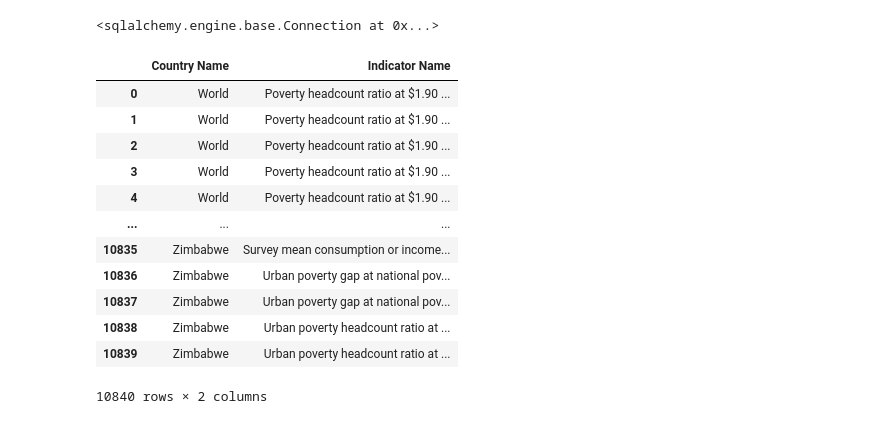
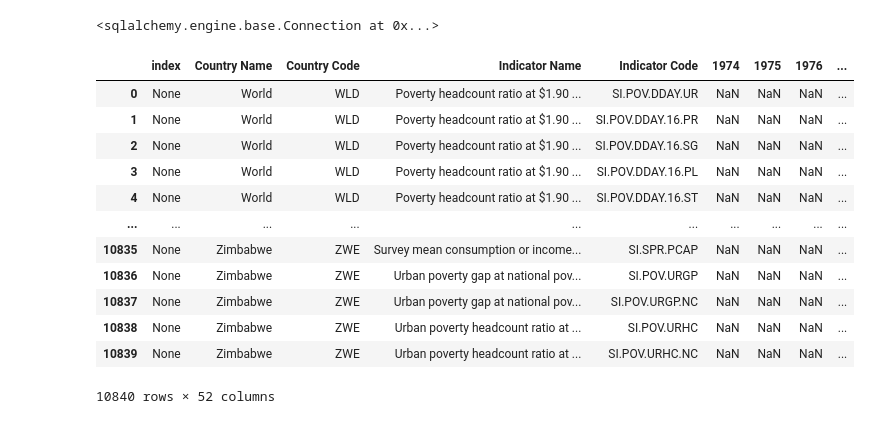
Before and after one commit to kibiraVictor/buildingpythoninteractivedashboards, a Jupyter notebook: app_sqlalchemy.ipynb, the cells around one changed output. Saved outputs shown, nothing was run; the diff lists cells and outputs as text; code cells hidden in the pictures.

```diff
--- a/app_sqlalchemy.ipynb
+++ b/app_sqlalchemy.ipynb
@@ -21,19 +14,24 @@ t = text('''
+# %%
+t = t = text('''
+    SELECT * FROM poverty_data
+
+''')
 # %%
 with engine.connect() as connection:
-    result = pd.read_sql(t, con=engine)
+    df = pd.read_sql(t, con=engine)
 # %%
-result
+df
 # %% [output]
-|  | Country Name | Indicator Name |
-| 0 | World | Poverty headcount ratio at $1.90 ... |
-| 1 | World | Poverty headcount ratio at $1.90 ... |
-| 2 | World | Poverty headcount ratio at $1.90 ... |
-| 3 | World | Poverty headcount ratio at $1.90 ... |
-| 4 | World | Poverty headcount ratio at $1.90 ... |
-| ... | ... | ... |
-| 10835 | Zimbabwe | Survey mean consumption or income... |
-| 10836 | Zimbabwe | Urban poverty gap at national pov... |
-| 10837 | Zimbabwe | Urban poverty gap at national pov... |
-| 10838 | Zimbabwe | Urban poverty headcount ratio at ... |
-| 10839 | Zimbabwe | Urban poverty headcount ratio at ... |
+|  | index | Country Name | Country Code | Indicator Name | Indicator Code | 1974 | 1975 | 1976 | ... |
+| 0 | None | World | WLD | Poverty headcount ratio at $1.90 ... | SI.POV.DDAY.UR | NaN | NaN | NaN | ... |
+| 1 | None | World | WLD | Poverty headcount ratio at $1.90 ... | SI.POV.DDAY.16.PR | NaN | NaN | NaN | ... |
+| 2 | None | World | WLD | Poverty headcount ratio at $1.90 ... | SI.POV.DDAY.16.SG | NaN | NaN | NaN | ... |
+| 3 | None | World | WLD | Poverty headcount ratio at $1.90 ... | SI.POV.DDAY.16.PL | NaN | NaN | NaN | ... |
+| 4 | None | World | WLD | Poverty headcount ratio at $1.90 ... | SI.POV.DDAY.16.ST | NaN | NaN | NaN | ... |
+| ... | ... | ... | ... | ... | ... | ... | ... | ... | ... |
+| 10835 | None | Zimbabwe | ZWE | Survey mean consumption or income... | SI.SPR.PCAP | NaN | NaN | NaN | ... |
+| 10836 | None | Zimbabwe | ZWE | Urban poverty gap at national pov... | SI.POV.URGP | NaN | NaN | NaN | ... |
+| 10837 | None | Zimbabwe | ZWE | Urban poverty gap at national pov... | SI.POV.URGP.NC | NaN | NaN | NaN | ... |
+| 10838 | None | Zimbabwe | ZWE | Urban poverty headcount ratio at ... | SI.POV.URHC | NaN | NaN | NaN | ... |
+| 10839 | None | Zimbabwe | ZWE | Urban poverty headcount ratio at ... | SI.POV.URHC.NC | NaN | NaN | NaN | ... |
-10840 rows × 2 columns
+10840 rows × 52 columns
```
Also changed, not shown: parts of 15 cells of this notebook, 1 other file.
